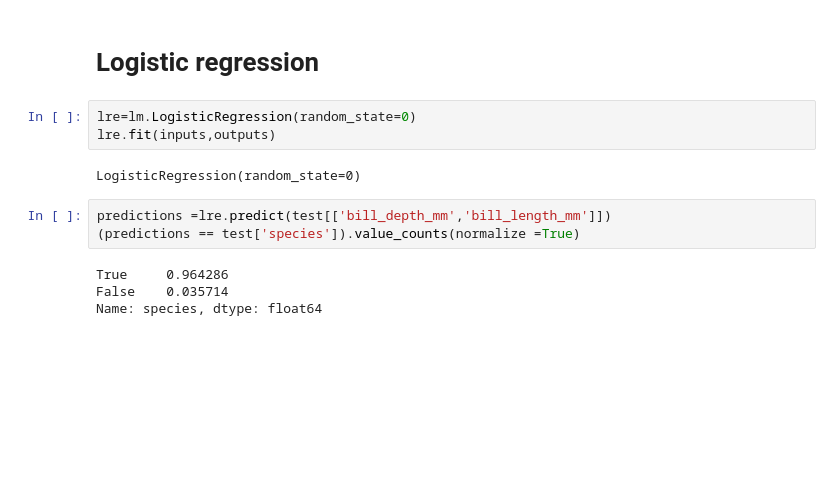
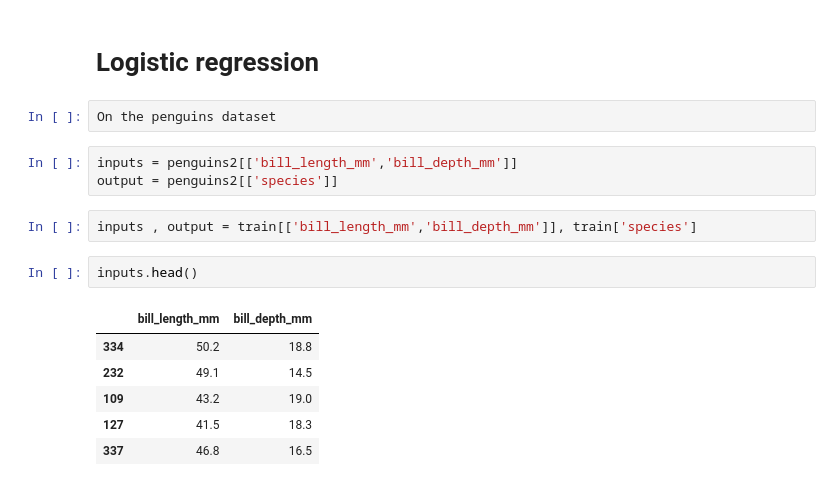
Before and after one commit to Jonathangmit/Machine-learning-and-statistics, a Jupyter notebook: scikit-learn.ipynb, the cells around one changed output. Drawn from its saved outputs; the diff is of its cells as text; blank space fills up the shorter version.

Commit message:
Logistic regression for penguins and wine

```diff
--- a/scikit-learn.ipynb
+++ b/scikit-learn.ipynb
@@ -899,15 +899,19 @@ knn.score(test[['Flavenoids','Color intensity']],test['Wine'])
 This result is another good demonstration of the weighting providing an improvement to the overall prediction capaability of KNN. The weighting chateristic is capable of lifting an already strong correlation again.
 # %% [markdown]
 # Logistic regression
-# %%
-lre=lm.LogisticRegression(random_state=0)
-lre.fit(inputs,outputs)
-# %% [output]
-LogisticRegression(random_state=0)
-# %%
-predictions =lre.predict(test[['bill_depth_mm','bill_length_mm']])
-(predictions == test['species']).value_counts(normalize =True)
-# %% [output]
-True     0.964286
-False    0.035714
-Name: species, dtype: float64
+# %%
+On the penguins dataset
+# %%
+inputs = penguins2[['bill_length_mm','bill_depth_mm']]
+output = penguins2[['species']]
+# %%
+inputs , output = train[['bill_length_mm','bill_depth_mm']], train['species']
+# %%
+inputs.head()
+# %% [output]
+|  | bill_length_mm | bill_depth_mm |
+| 334 | 50.2 | 18.8 |
+| 232 | 49.1 | 14.5 |
+| 109 | 43.2 | 19.0 |
+| 127 | 41.5 | 18.3 |
+| 337 | 46.8 | 16.5 |
```
Also changed, not shown: parts of 26 cells of this notebook, 2 other files.
